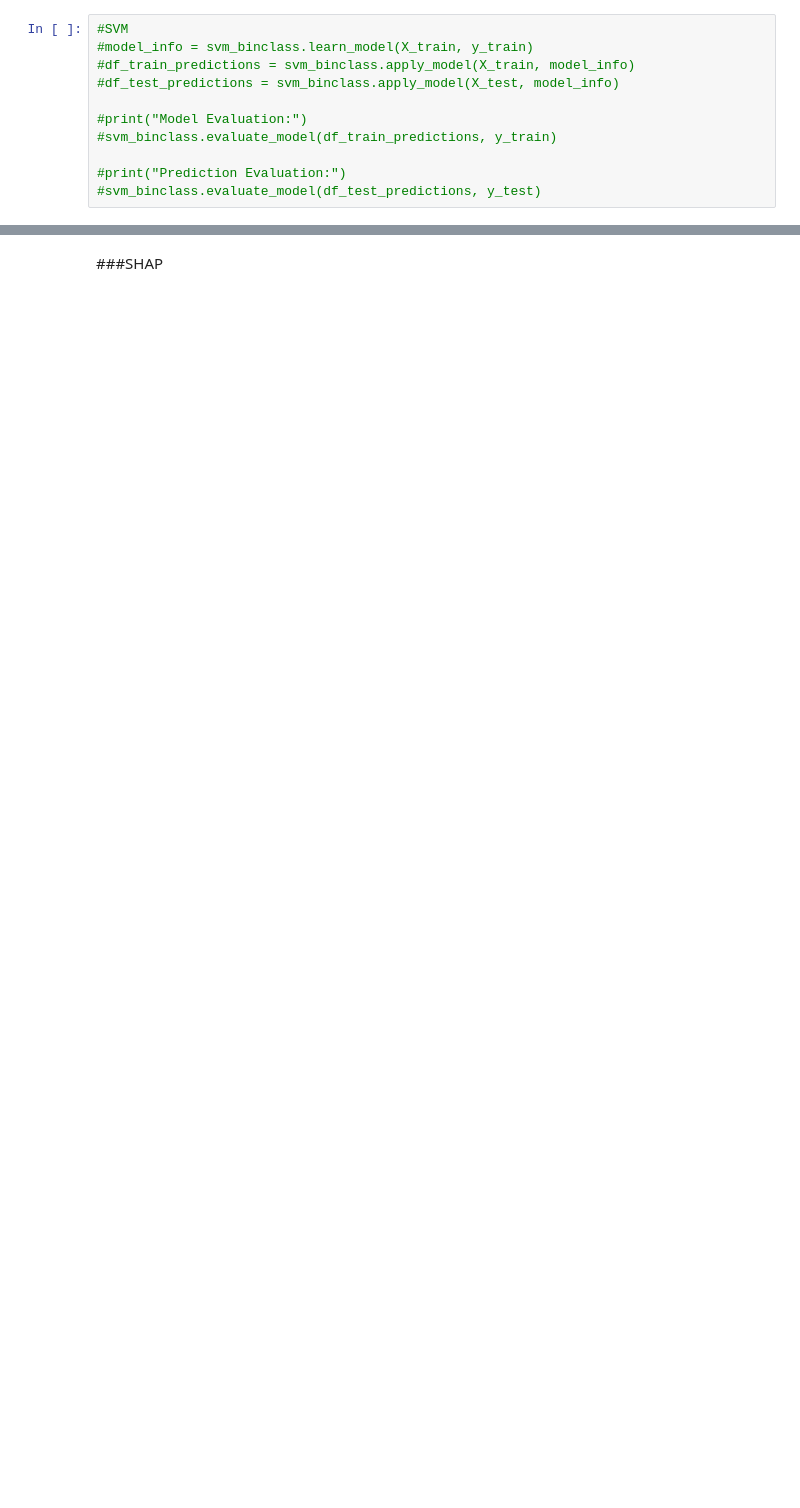
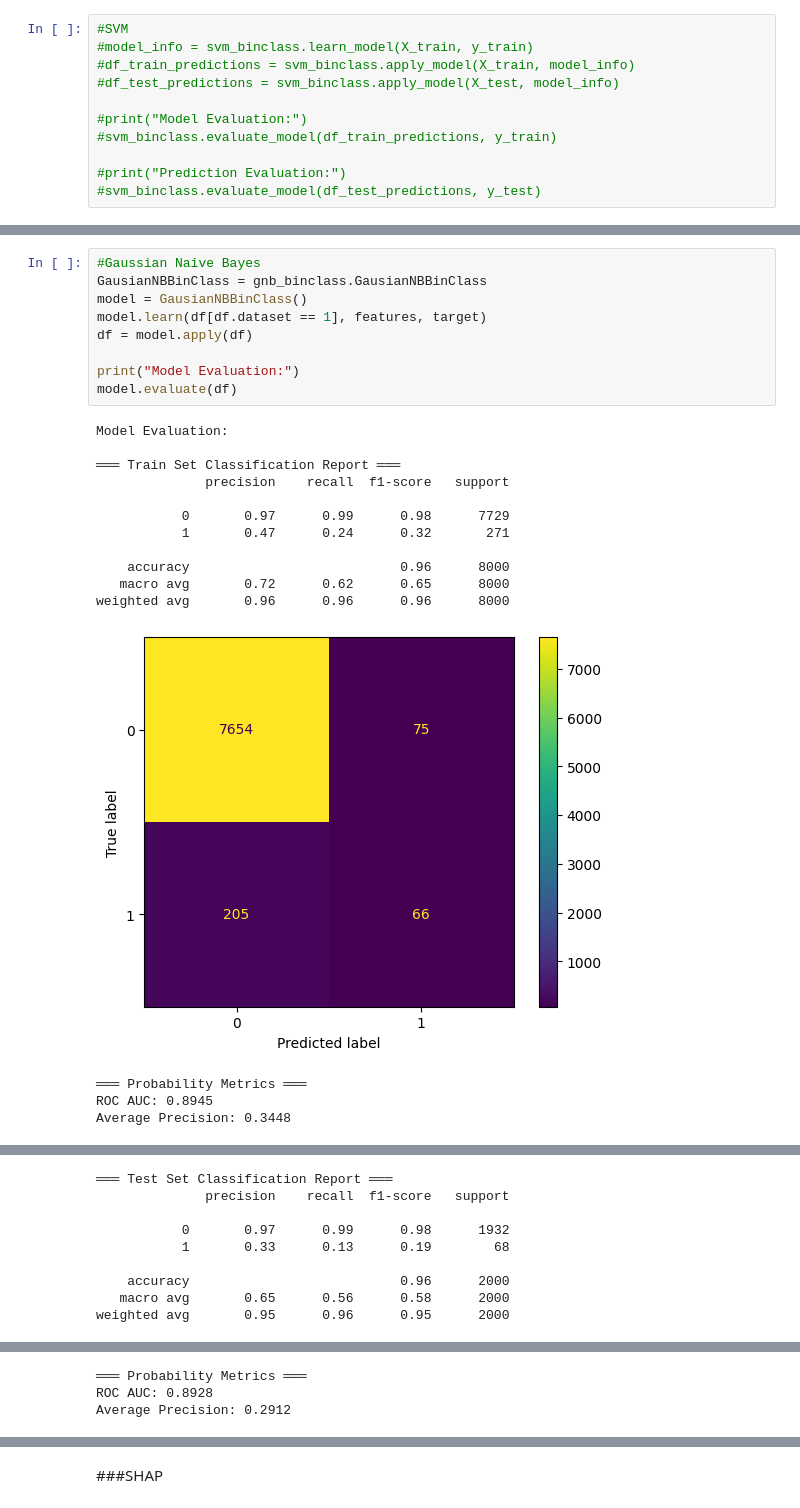
Before and after one commit to sulenurk/ds-template-oop, a Jupyter notebook: learn_pipeline_ema.ipynb, the cells around one changed output, grey strips where cells are left out. Saved outputs shown, nothing was run; the diff lists cells and outputs as text; blank space fills up the shorter version.

```diff
--- a/learn_pipeline_ema.ipynb
+++ b/learn_pipeline_ema.ipynb
@@ -485,0 +321,25 @@ Average Precision: 0.8230
+# %%
+#Gaussian Naive Bayes
+GausianNBBinClass = gnb_binclass.GausianNBBinClass
+model = GausianNBBinClass()
+model.learn(df[df.dataset == 1], features, target)
+df = model.apply(df)
+
+print("Model Evaluation:")
+model.evaluate(df)
+# %% [output]
+Model Evaluation:
+
+═══ Train Set Classification Report ═══
+              precision    recall  f1-score   support
+
+           0       0.97      0.99      0.98      7729
+           1       0.47      0.24      0.32       271
+
+    accuracy                           0.96      8000
+   macro avg       0.72      0.62      0.65      8000
+weighted avg       0.96      0.96      0.96      8000
+[figure, added]
+═══ Probability Metrics ═══
+ROC AUC: 0.8945
+Average Precision: 0.3448
@@ -485,0 +351,9 @@ Average Precision: 0.8230
+═══ Test Set Classification Report ═══
+              precision    recall  f1-score   support
+
+           0       0.97      0.99      0.98      1932
+           1       0.33      0.13      0.19        68
+
+    accuracy                           0.96      2000
+   macro avg       0.65      0.56      0.58      2000
+weighted avg       0.95      0.96      0.95      2000
@@ -485,0 +361,3 @@ Average Precision: 0.8230
+═══ Probability Metrics ═══
+ROC AUC: 0.8928
+Average Precision: 0.2912
```
Also changed, not shown: parts of 26 cells of this notebook, 13 other files.
